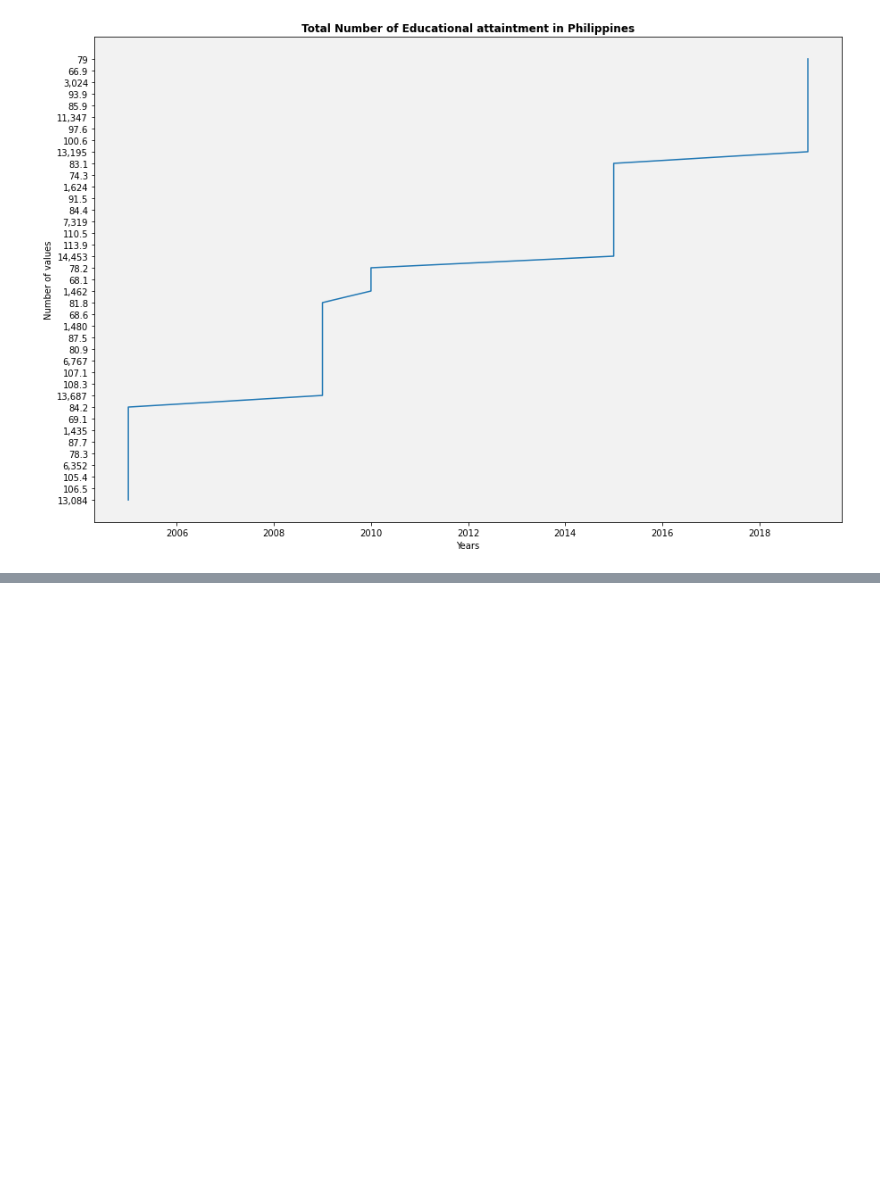
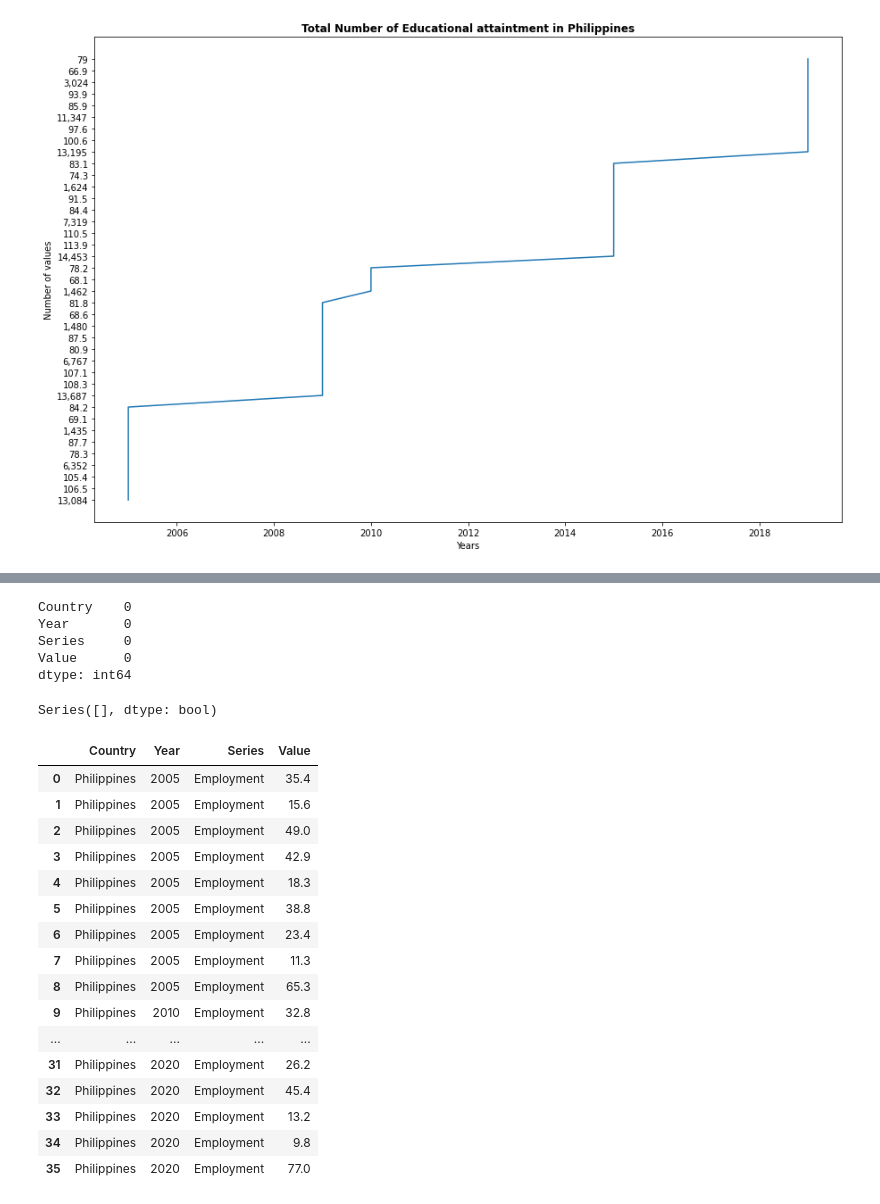
Before and after one commit to suzettecomia/3206-The-Rising-Squad, a Jupyter notebook: Quality_Education_Enhancement_Lead_to_Economic_Growth.ipynb, the cells around one changed output, grey strips where cells are left out. Cells and saved outputs as stored; diff of their text form; code cells hidden in the pictures; blank space fills up the shorter version.

```diff
--- a/Quality_Education_Enhancement_Lead_to_Economic_Growth.ipynb
+++ b/Quality_Education_Enhancement_Lead_to_Economic_Growth.ipynb
@@ -175,0 +221,33 @@ plt.show()
+# %%
+datasets_employment.isnull().sum()
+# %% [output]
+Country    0
+Year       0
+Series     0
+Value      0
+dtype: int64
+# %%
+dupes = datasets_employment.duplicated()
+print(dupes[dupes == True])
+
+datasets_employment.drop_duplicates(inplace=True)
+datasets_employment.head(400)
+# %% [output]
+Series([], dtype: bool)
+|  | Country | Year | Series | Value |
+| 0 | Philippines | 2005 | Employment | 35.4 |
+| 1 | Philippines | 2005 | Employment | 15.6 |
+| 2 | Philippines | 2005 | Employment | 49.0 |
+| 3 | Philippines | 2005 | Employment | 42.9 |
+| 4 | Philippines | 2005 | Employment | 18.3 |
+| 5 | Philippines | 2005 | Employment | 38.8 |
+| 6 | Philippines | 2005 | Employment | 23.4 |
+| 7 | Philippines | 2005 | Employment | 11.3 |
+| 8 | Philippines | 2005 | Employment | 65.3 |
+| 9 | Philippines | 2010 | Employment | 32.8 |
+| ... | ... | ... | ... | ... |
+| 31 | Philippines | 2020 | Employment | 26.2 |
+| 32 | Philippines | 2020 | Employment | 45.4 |
+| 33 | Philippines | 2020 | Employment | 13.2 |
+| 34 | Philippines | 2020 | Employment | 9.8 |
+| 35 | Philippines | 2020 | Employment | 77.0 |
```
Also changed, not shown: parts of 7 cells of this notebook.
